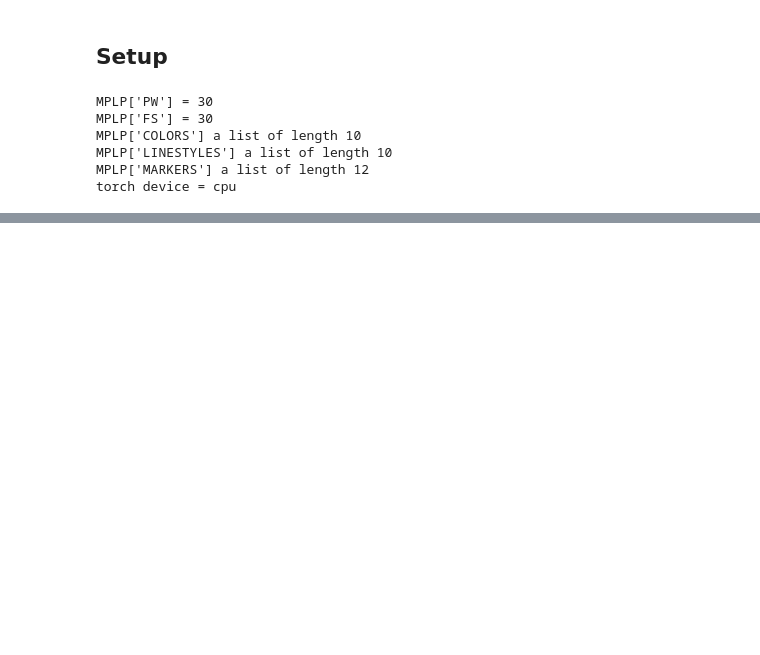
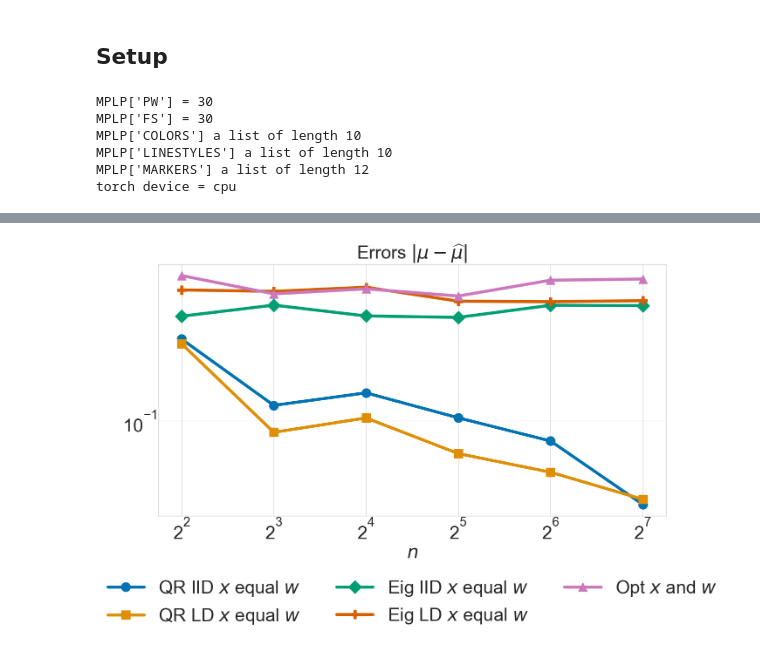
Before and after one commit to alegresor/rmatqmcpy, a Jupyter notebook: flag_manifold.ipynb, the cells around one changed output, grey strips where cells are left out. Saved outputs shown, nothing was run; the diff lists cells and outputs as text; code cells hidden in the pictures; blank space fills up the shorter version.

```diff
--- a/flag_manifold.ipynb
+++ b/flag_manifold.ipynb
@@ -126,0 +132,36 @@ RuntimeError: vmap: inplace arithmetic(self, *extra_args) is not possible becaus
+# %%
+def ffunc1(x):
+    n = x.size(-1)
+    assert x.shape[-2:]==(n,n)
+    nrange = torch.arange(n,device=DEVICE)
+    xnorm = torch.linalg.matrix_norm(x,ord=-torch.inf)
+    return xnorm
+def get_approx(ffunc, genf, n, lam, seed=None, verbose=None):
+    x,w = genf(n=n,lam=lam,seed=seed,verbose=verbose)
+    y = ffunc(x)
+    muhat = (w*y).sum()
+    return muhat
+d = 5
+lam = torch.arange(1,d+1,device=DEVICE,dtype=float)
+muref = get_approx(ffunc1,genf_qr_ld_x_equal_w,n=2**20,lam=lam,seed=None,verbose=False)
+n = 2**torch.arange(2,8)
+print("muref = %.4e"%muref)
+genf_funcs = [
+    [r"QR IID $x$ equal $w$", genf_qr_iid_x_equal_w],
+    [r"QR LD $x$ equal $w$", genf_qr_ld_x_equal_w],
+    [r"Eig IID $x$ equal $w$", genf_eig_iid_x_equal_w],
+    [r"Eig LD $x$ equal $w$", genf_eig_ld_x_equal_w],
+    [r"Opt $x$ and $w$", genf_opt1_x_w],
+    ]
+trials = 5
+seeds = [i for i in range(trials)]
+errors = torch.empty((len(genf_funcs),len(n),trials))
+t0 = time.perf_counter()
+for i,(key,genf) in enumerate(genf_funcs):
+    print(key)
+    for j in range(len(n)):
+        print("    n = %d"%n[j])
+        for t in range(trials):
+            muhat = get_approx(ffunc1,genf,n=n[j],lam=lam,seed=seeds[t],verbose=False)
+            errors[i,j,t] = float(torch.abs(muhat-muref).cpu())
+            print("        trial %-10d time %-10.1f muhat %-10.1e error %-10.1e"%(t,time.perf_counter()-t0,muhat,errors[i,j,t]))
@@ -126,0 +186,11 @@ RuntimeError: vmap: inplace arithmetic(self, *extra_args) is not possible becaus
+# %%
+fig,ax = pyplot.subplots(nrows=1,ncols=1,figsize=(MPLP["PW"]/2,MPLP["PW"]/4),sharex=True,sharey=False)
+for i,(key,sphere_func) in enumerate(genf_funcs):
+    ax.plot(n,errors[i].median(-1).values,color=MPLP["COLORS"][i],marker=MPLP["MARKERS"][i],label=key)
+ax.legend(frameon=False,ncols=3,loc="lower center",bbox_to_anchor=(.5,-.5))
+ax.set_title(r"Errors $|\mu - \widehat{\mu}|$")
+ax.set_yscale("log",base=10)
+ax.set_xscale("log",base=2)
+ax.set_xlabel(r"$n$");
+# %% [output]
+[figure, added]
```
Also changed, not shown: parts of 5 cells of this notebook.
